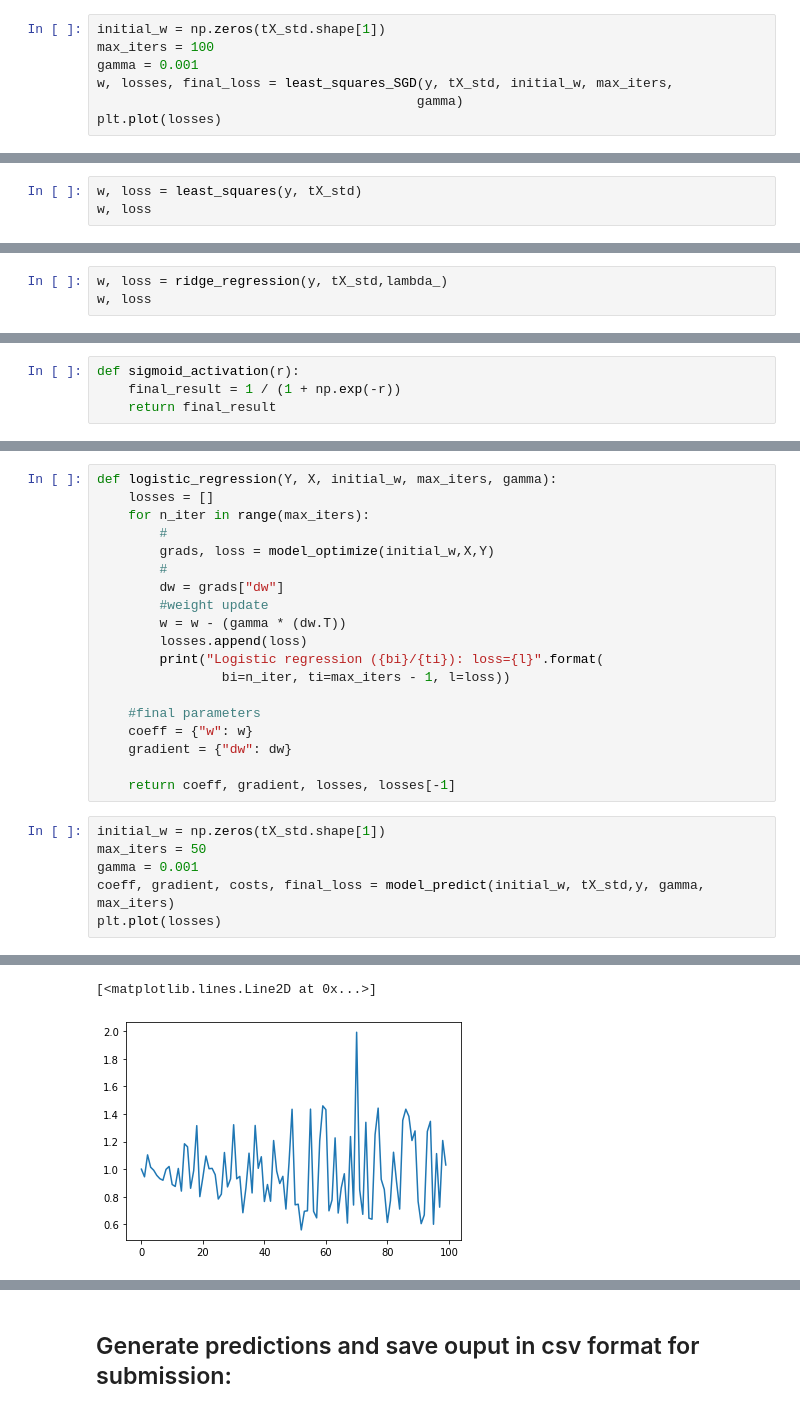
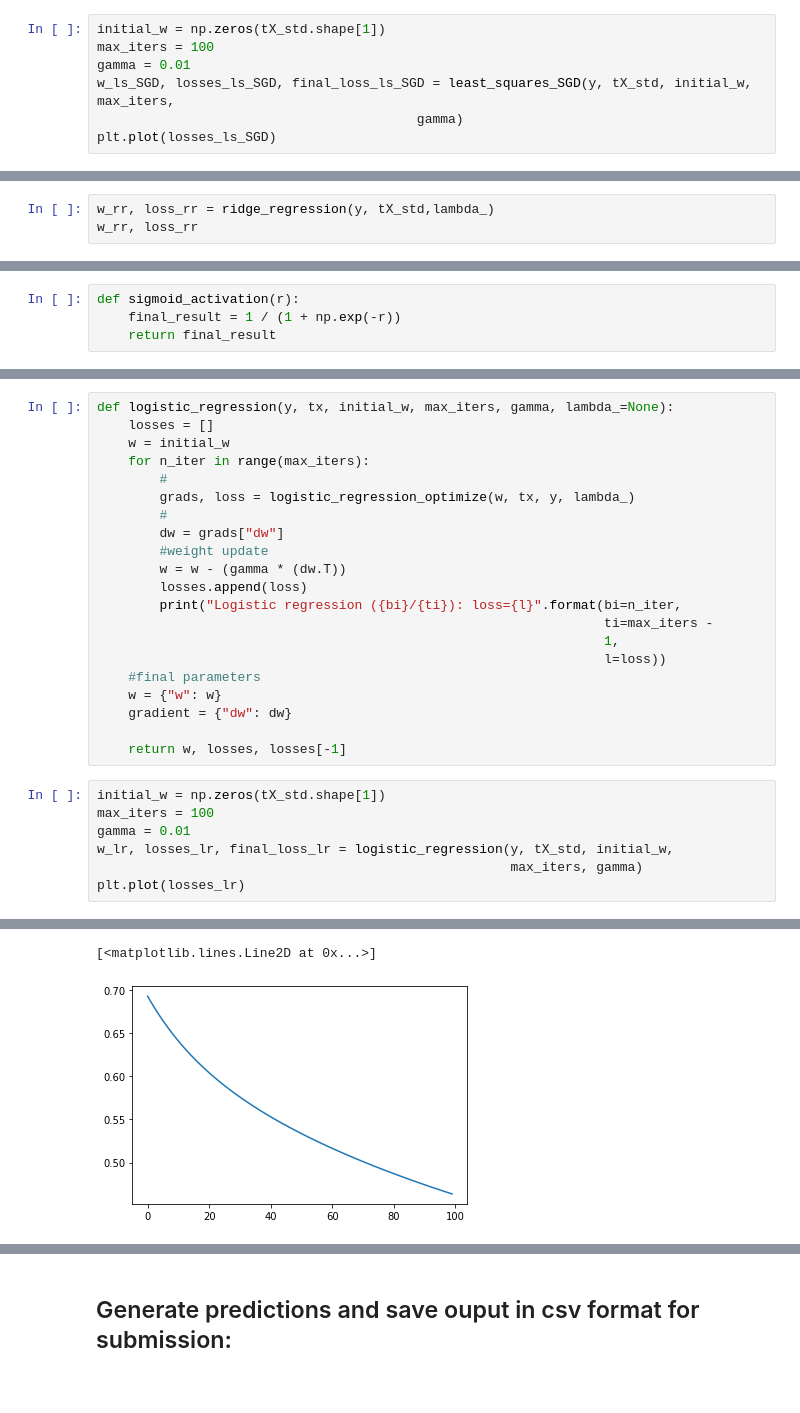
Before and after one commit to Dreyvor/ML_Project_1, a Jupyter notebook: source/project_1.ipynb, the cells around one changed output, grey strips where cells are left out. Cells and saved outputs as stored; diff of their text form.

```diff
--- a/source/project_1.ipynb
+++ b/source/project_1.ipynb
@@ -172,9 +173,9 @@ def least_squares_SGD(y, tx, initial_w, max_iters, gamma):
 # %%
 initial_w = np.zeros(tX_std.shape[1])
 max_iters = 100
-gamma = 0.001
-w, losses, final_loss = least_squares_SGD(y, tX_std, initial_w, max_iters,
+gamma = 0.01
+w_ls_SGD, losses_ls_SGD, final_loss_ls_SGD = least_squares_SGD(y, tX_std, initial_w, max_iters,
                                          gamma)
-plt.plot(losses)
+plt.plot(losses_ls_SGD)
 # %% [output]
 Least squares gradient Descent(0/99): loss=1.0
@@ -204,6 +205,3 @@ def least_squares(y, tX):
     w = np.linalg.solve(tX.T@tX,tX.T@y)
     loss = MSE_loss(y, tX, w)
     return w, loss
-# %%
-w, loss = least_squares(y, tX_std)
-w, loss
@@ -227,8 +230,8 @@ def ridge_regression(y, tX, lambda_):
     loss = MSE_loss(y, tX, w)
     return w, loss
 # %%
-w, loss = ridge_regression(y, tX_std,lambda_)
-w, loss
+w_rr, loss_rr = ridge_regression(y, tX_std,lambda_)
+w_rr, loss_rr
 # %% [output]
 (array([ 2.93666781e-02, -2.52530497e-01, -2.54823428e-01, -3.02099334e-02,
          8.53966995e-01,  2.92033690e-01, -1.01968078e+01,  2.67887607e-01,
@@ -263,26 +279,29 @@ def model_optimize(w, X, Y):
 # %%
-def logistic_regression(Y, X, initial_w, max_iters, gamma):
+def logistic_regression(y, tx, initial_w, max_iters, gamma, lambda_=None):
     losses = []
+    w = initial_w
     for n_iter in range(max_iters):
         #
-        grads, loss = model_optimize(initial_w,X,Y)
+        grads, loss = logistic_regression_optimize(w, tx, y, lambda_)
         #
         dw = grads["dw"]
         #weight update
         w = w - (gamma * (dw.T))
         losses.append(loss)
-        print("Logistic regression ({bi}/{ti}): loss={l}".format(
-                bi=n_iter, ti=max_iters - 1, l=loss))
-
+        print("Logistic regression ({bi}/{ti}): loss={l}".format(bi=n_iter,
+                                                                 ti=max_iters -
+                                                                 1,
+                                                                 l=loss))
     #final parameters
-    coeff = {"w": w}
+    w = {"w": w}
     gradient = {"dw": dw}
 
-    return coeff, gradient, losses, losses[-1]
+    return w, losses, losses[-1]
 # %%
 initial_w = np.zeros(tX_std.shape[1])
-max_iters = 50
-gamma = 0.001
-coeff, gradient, costs, final_loss = model_predict(initial_w, tX_std,y, gamma, max_iters)
-plt.plot(losses)
+max_iters = 100
+gamma = 0.01
+w_lr, losses_lr, final_loss_lr = logistic_regression(y, tX_std, initial_w,
+                                                     max_iters, gamma)
+plt.plot(losses_lr)
 # %% [output]
@@ -306,4 +325,4 @@ Logistic regression (49/49): loss=0.6653969253096165
 [<matplotlib.lines.Line2D at 0x...>]
-[figure, old version]
+[figure, new version]
 # %% [markdown]
 ### Regularized logistic regression
```
Also changed, not shown: parts of 17 cells of this notebook, 1 other file.
